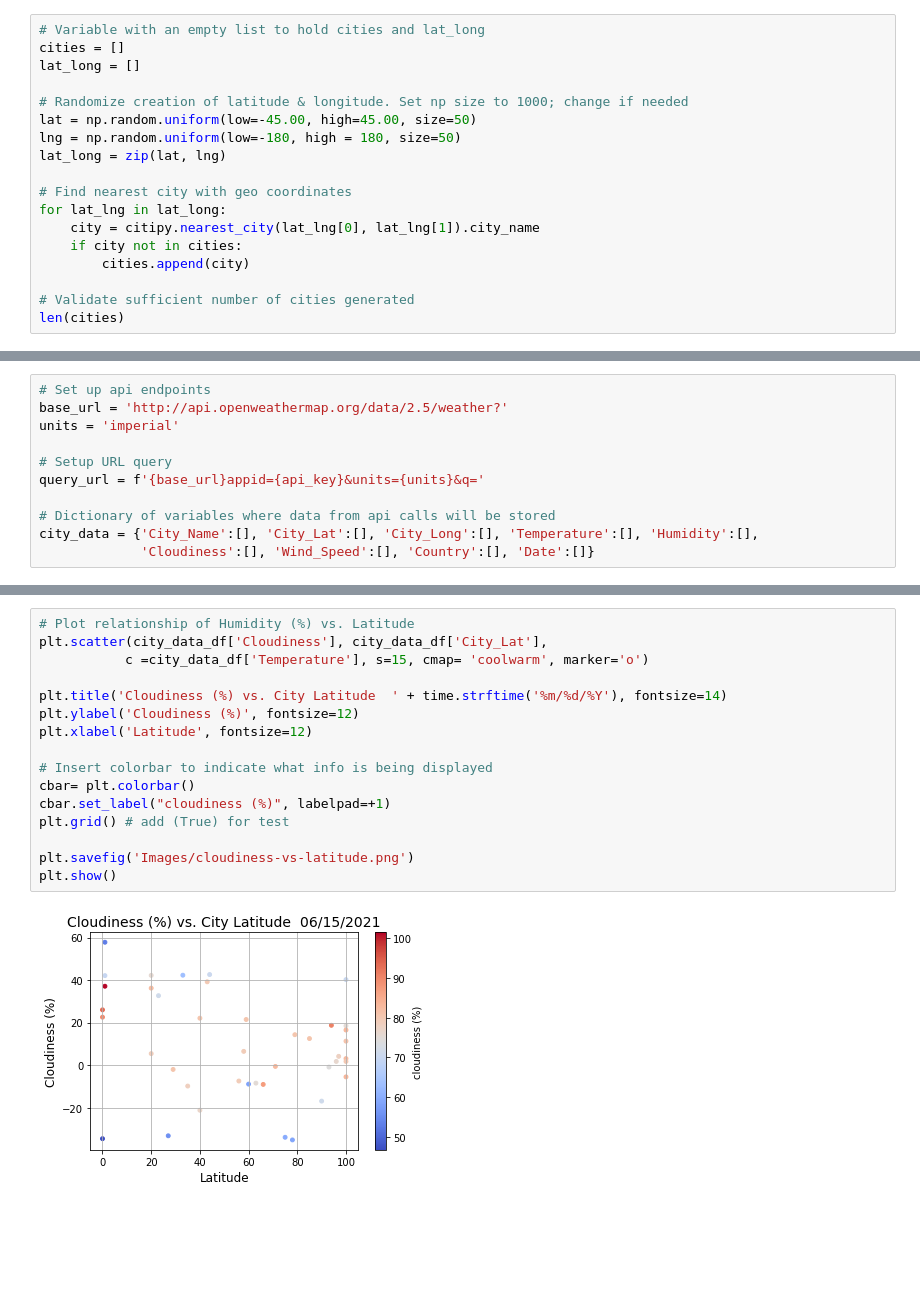
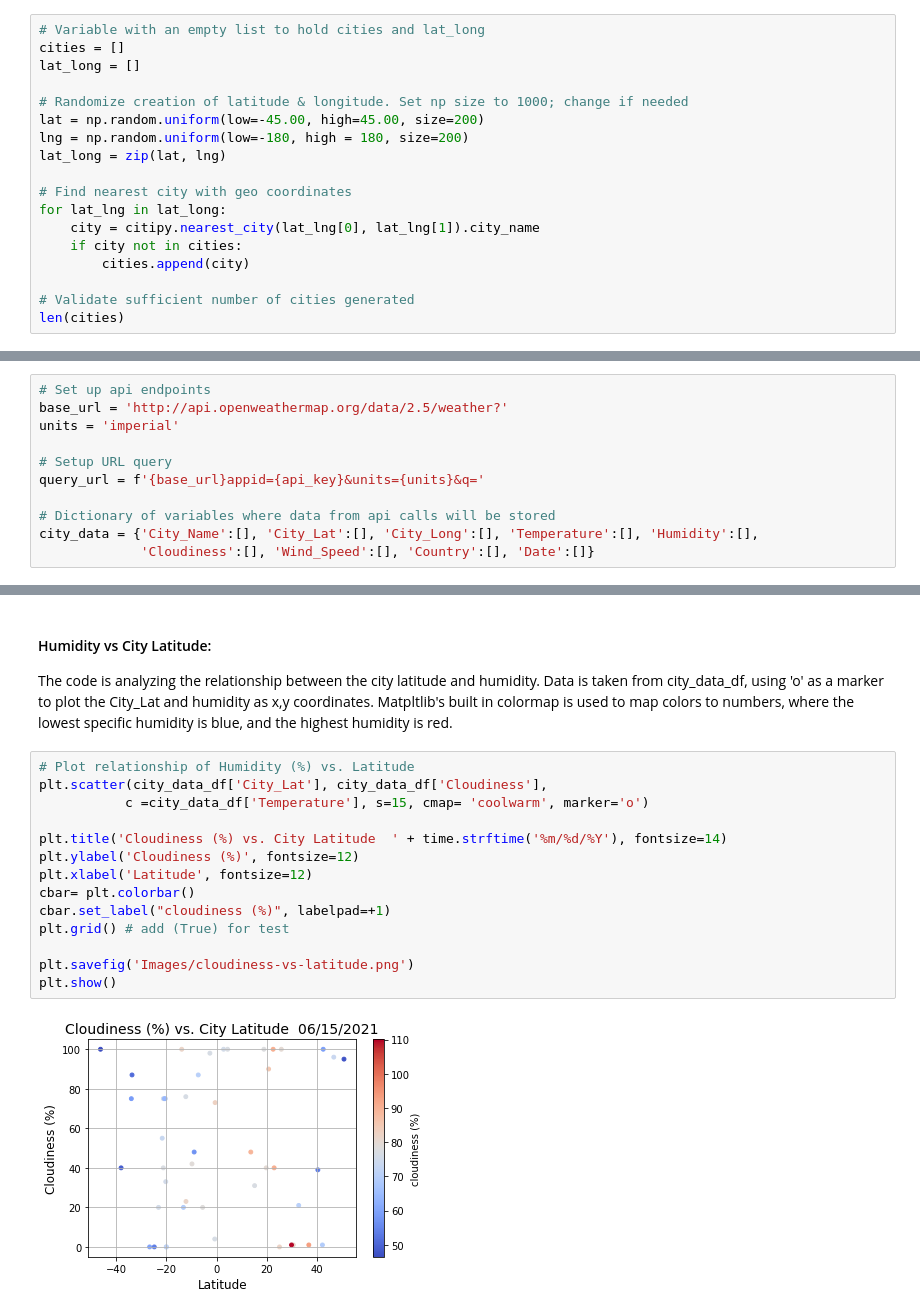
Before and after one commit to speedracer05/python-api-challenge, a Jupyter notebook: WeatherPy/WeatherPy.ipynb, the cells around one changed output, grey strips where cells are left out. Saved outputs shown, nothing was run; the diff lists cells and outputs as text; blank space fills up the shorter version.

```diff
--- a/WeatherPy/WeatherPy.ipynb
+++ b/WeatherPy/WeatherPy.ipynb
@@ -27,8 +33,8 @@ cities = []
 lat_long = []
 
 # Randomize creation of latitude & longitude. Set np size to 1000; change if needed
-lat = np.random.uniform(low=-45.00, high=45.00, size=50)
-lng = np.random.uniform(low=-180, high = 180, size=50)
+lat = np.random.uniform(low=-45.00, high=45.00, size=200)
+lng = np.random.uniform(low=-180, high = 180, size=200)
 lat_long = zip(lat, lng)
 
 # Find nearest city with geo coordinates
@@ -159,21 +166,22 @@ plt.show()
+# %% [markdown]
+#### Humidity vs City Latitude:
+The code is analyzing the relationship between the city latitude and humidity. Data is taken from city_data_df, using 'o' as a marker to plot the City_Lat and humidity as x,y coordinates. Matpltlib's built in colormap is used to map colors to numbers, where the lowest specific humidity is blue, and the highest humidity is red.
 # %%
 # Plot relationship of Humidity (%) vs. Latitude
-plt.scatter(city_data_df['Cloudiness'], city_data_df['City_Lat'],
+plt.scatter(city_data_df['City_Lat'], city_data_df['Cloudiness'],
            c =city_data_df['Temperature'], s=15, cmap= 'coolwarm', marker='o')
 
 plt.title('Cloudiness (%) vs. City Latitude  ' + time.strftime('%m/%d/%Y'), fontsize=14)
 plt.ylabel('Cloudiness (%)', fontsize=12)
 plt.xlabel('Latitude', fontsize=12)
-
-# Insert colorbar to indicate what info is being displayed
 cbar= plt.colorbar()
 cbar.set_label("cloudiness (%)", labelpad=+1)
 plt.grid() # add (True) for test
 
 plt.savefig('Images/cloudiness-vs-latitude.png')
 plt.show()
 # %% [output]
-[figure, old version]
+[figure, new version]
 # %%
 # Plot relationship of Wind Speed (%) vs. Latitude
 plt.scatter(city_data_df['City_Lat'], city_data_df['Wind_Speed'],
```
Also changed, not shown: parts of 10 cells of this notebook, 5 other files.
